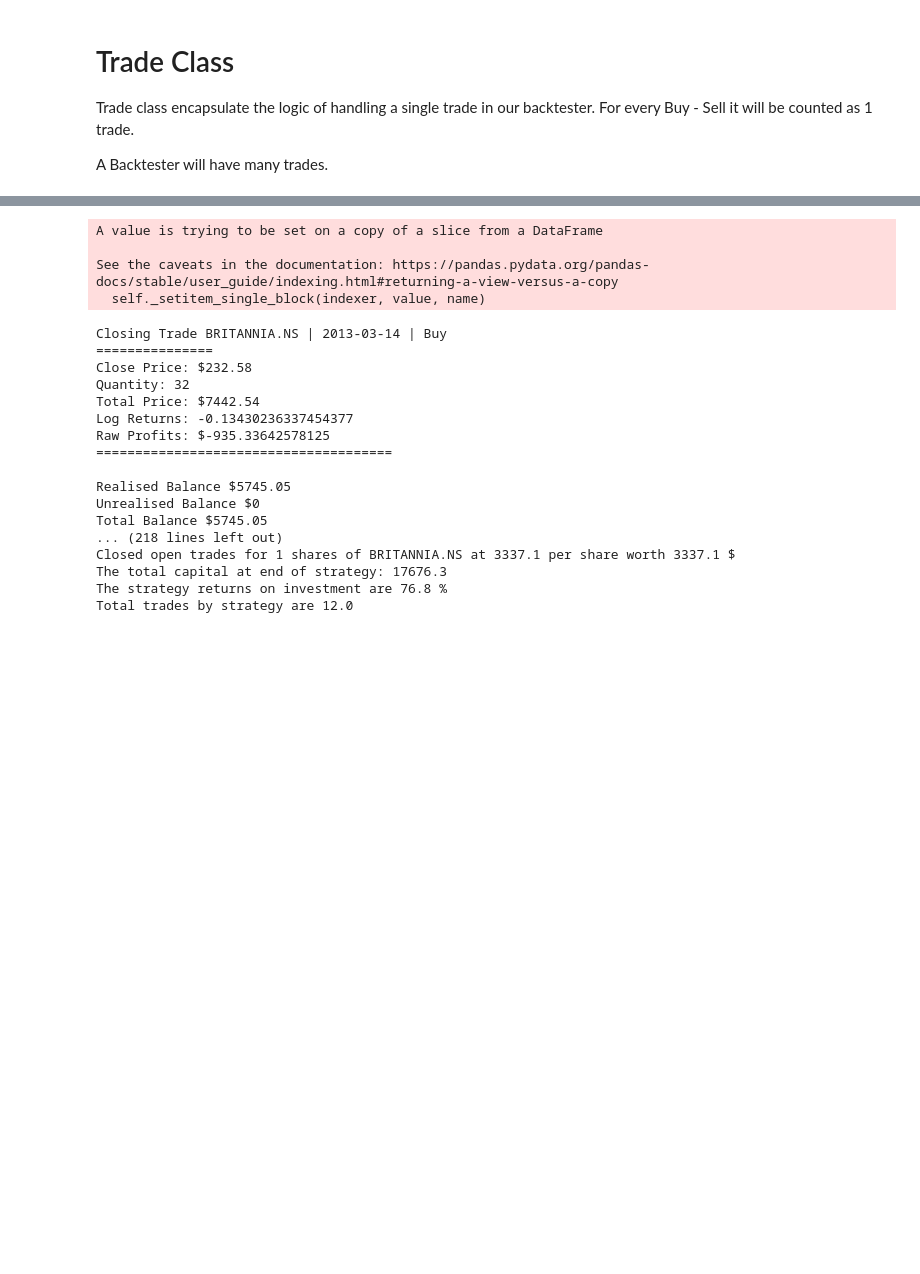
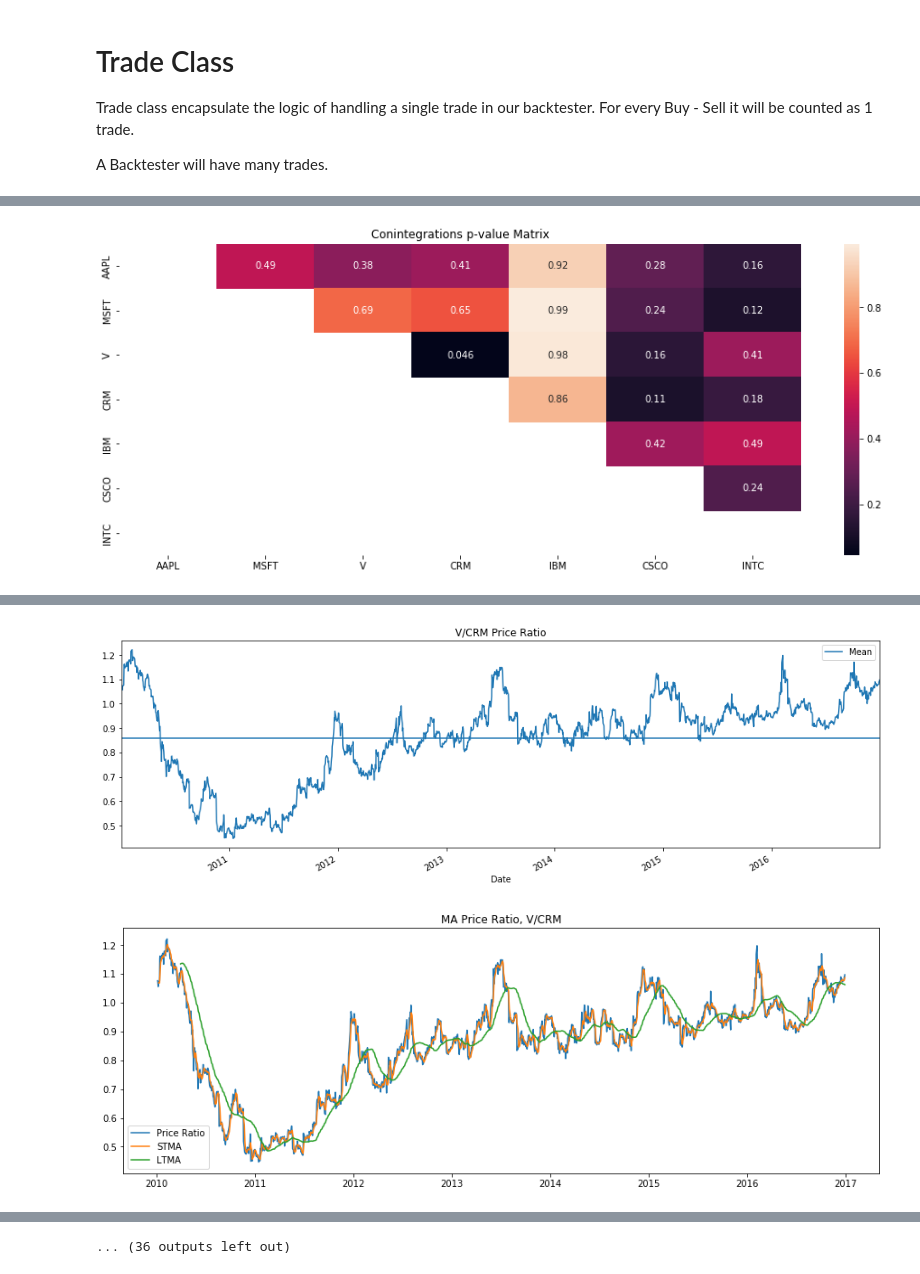
Before and after one commit to Wweilin-1997/IS4226-BackTester, a Jupyter notebook: BackTester_Group10.ipynb, the cells around one changed output, grey strips where cells are left out. Cells and saved outputs as stored; diff of their text form; code cells hidden in the pictures; blank space fills up the shorter version.

Commit message:
completedStrat

```diff
--- a/BackTester_Group10.ipynb
+++ b/BackTester_Group10.ipynb
@@ -41,3 +40,14 @@ from ta.trend import SMAIndicator
+# %%
+# Enum class for different iterations of indicators
+class Strategy_Type(Enum):
+    RAW_RATIO = "RAW_RATIO"
+    MA_RATIO = "MA_RATIO"
+    ATR_RATIO = "ATR_RATIO"
+# %%
+# DJ Information technology stocks
+stocks = ["AAPL", "MSFT", "V", "CRM", "IBM", "CSCO", "INTC"]
+strategy_types = [Strategy_Type.RAW_RATIO, Strategy_Type.MA_RATIO, Strategy_Type.ATR_RATIO]
+# strategy_types = [Strategy_Type.ATR_RATIO]
 # %% [markdown]
 # Trade Class
 
@@ -489,4 +877,5 @@ class MA_Strategy(BackTester):
 # %%
-A = MA_Strategy(["BRITANNIA.NS"], "2010-06-01", "2021-06-01","1d", 10000, 0.01, "^GSPC" ,True)
-A.run_strategy(50,200)
+A = Pair_Strategy(stocks, "2010-01-01", "2016-12-31","1d", 500000, 0.01, "^DJI" ,verbose=True, number_pairs=3, types=strategy_types)
+A.run_strategy()
 # %% [output]
+[figure, added]
@@ -509,0 +883,2 @@ Total Balance $6754.81
+[figure, added]
+[figure, added]
@@ -510,21 +893 @@ Total Balance $6754.81
-A value is trying to be set on a copy of a slice from a DataFrame
-
-See the caveats in the documentation: https://pandas.pydata.org/pandas-docs/stable/user_guide/indexing.html#returning-a-view-versus-a-copy
-  self._setitem_single_block(indexer, value, name)
+... (36 outputs left out)
-Closing Trade BRITANNIA.NS | 2013-03-14 | Buy
-===============
-Close Price: $232.58
-Quantity: 32
-Total Price: $7442.54
-Log Returns: -0.13430236337454377
-Raw Profits: $-935.33642578125
-======================================
-
-Realised Balance $5745.05
-Unrealised Balance $0
-Total Balance $5745.05
-... (218 lines left out)
-Closed open trades for 1 shares of BRITANNIA.NS at 3337.1 per share worth 3337.1 $
-The total capital at end of strategy: 17676.3
-The strategy returns on investment are 76.8 %
-Total trades by strategy are 12.0
```
Also changed, not shown: parts of 14 cells of this notebook.
